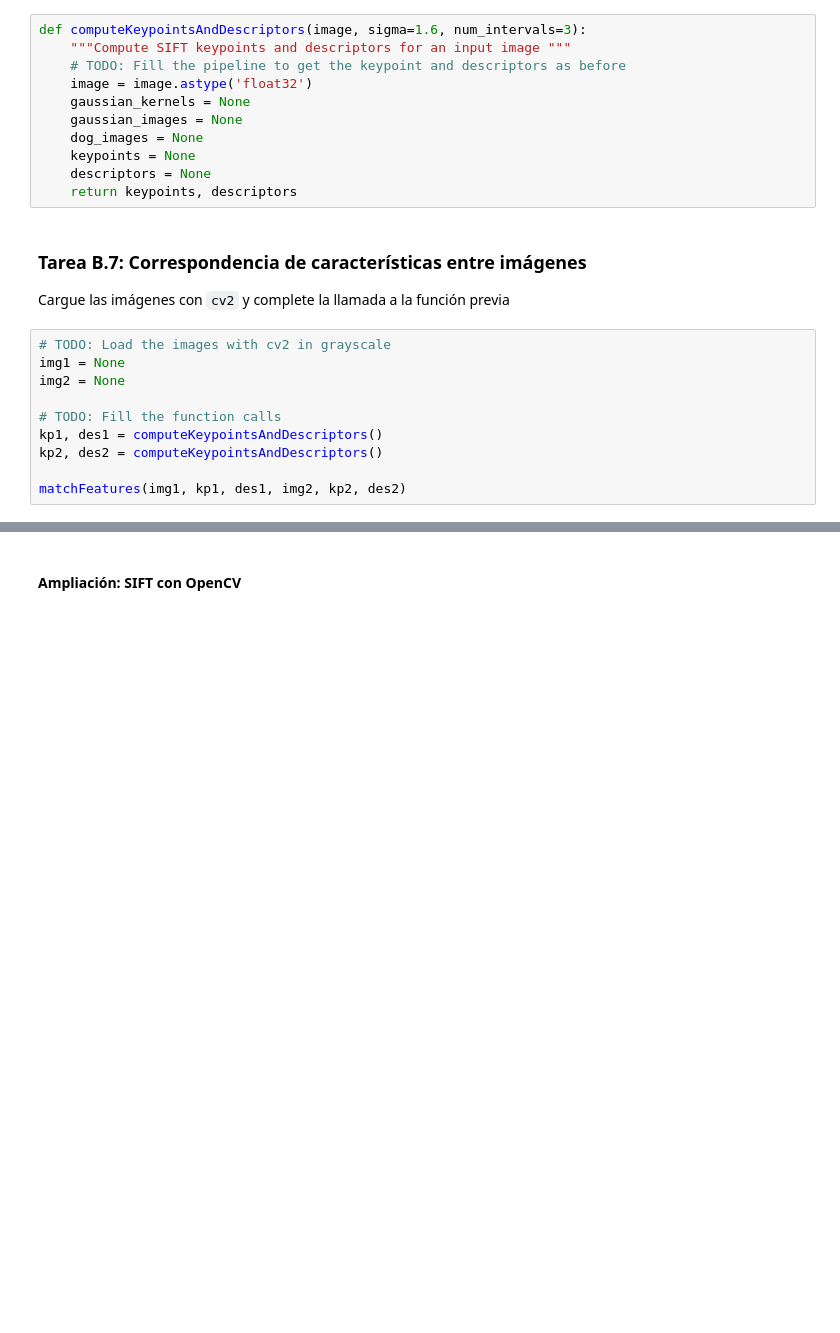
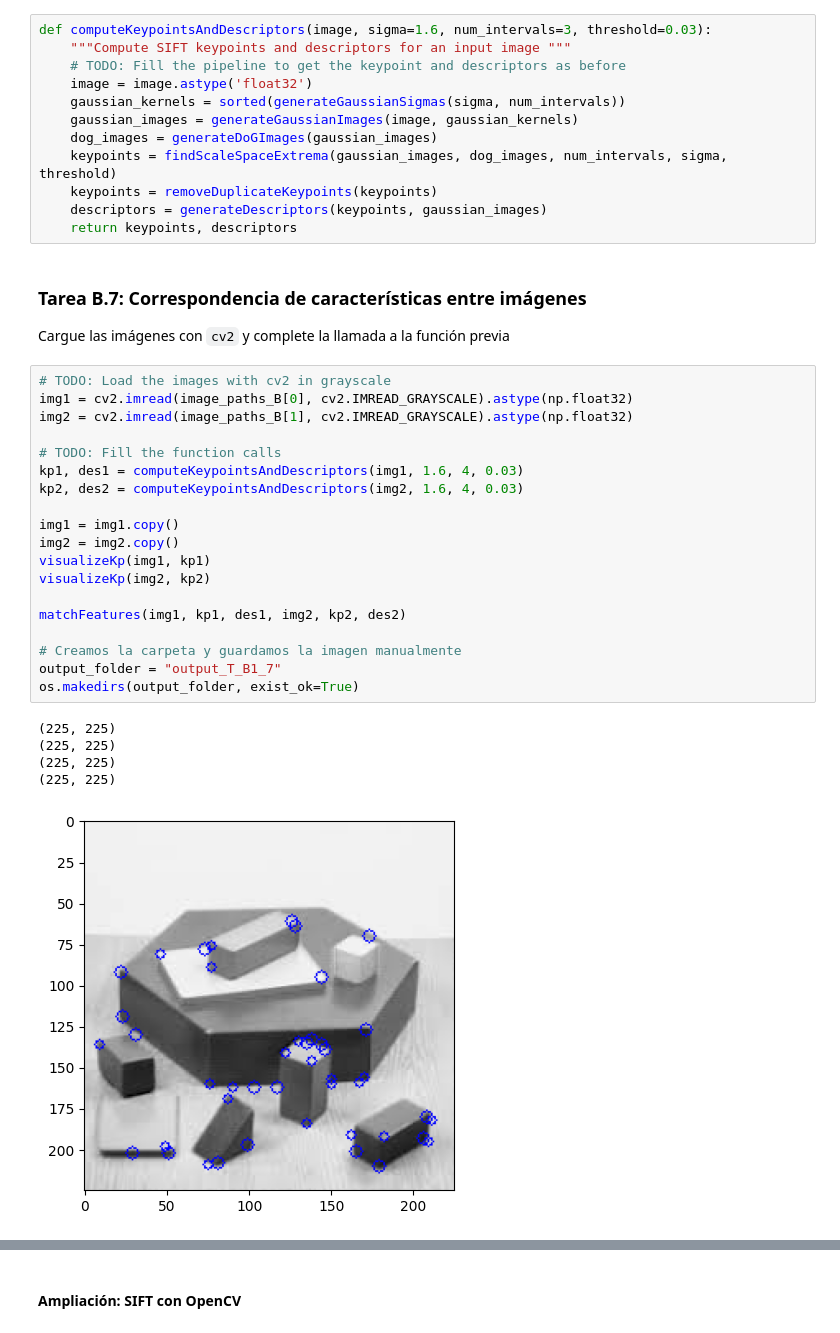
Before and after one commit to beajimeenez/Practicas_Computer_Vision, a Jupyter notebook: Lab_4/src/partB.ipynb, the cells around one changed output, grey strips where cells are left out. Drawn from its saved outputs; the diff is of its cells as text; blank space fills up the shorter version.

```diff
--- a/Lab_4/src/partB.ipynb
+++ b/Lab_4/src/partB.ipynb
@@ -312,15 +317,16 @@ descriptors = generateDescriptors(keypoints, gaussian_images)
 
 Complete la función con los métodos desarrollados en tareas previas para generar los puntos clave y descriptores necesarios dada una imagen, un valor de sigma y un número de diferencias de gaussianas
 # %%
-def computeKeypointsAndDescriptors(image, sigma=1.6, num_intervals=3):
+def computeKeypointsAndDescriptors(image, sigma=1.6, num_intervals=3, threshold=0.03):
     """Compute SIFT keypoints and descriptors for an input image """
     # TODO: Fill the pipeline to get the keypoint and descriptors as before
     image = image.astype('float32')
-    gaussian_kernels = None
-    gaussian_images = None
-    dog_images = None
-    keypoints = None
-    descriptors = None
+    gaussian_kernels = sorted(generateGaussianSigmas(sigma, num_intervals))
+    gaussian_images = generateGaussianImages(image, gaussian_kernels)
+    dog_images = generateDoGImages(gaussian_images)
+    keypoints = findScaleSpaceExtrema(gaussian_images, dog_images, num_intervals, sigma, threshold)
+    keypoints = removeDuplicateKeypoints(keypoints)
+    descriptors = generateDescriptors(keypoints, gaussian_images)
     return keypoints, descriptors
 # %% [markdown]
 ### **Tarea B.7**: Correspondencia de características entre imágenes
@@ -328,11 +334,26 @@ def computeKeypointsAndDescriptors(image, sigma=1.6, num_intervals=3):
 Cargue las imágenes con `cv2` y complete la llamada a la función previa
 # %%
 # TODO: Load the images with cv2 in grayscale
-img1 = None
-img2 = None
+img1 = cv2.imread(image_paths_B[0], cv2.IMREAD_GRAYSCALE).astype(np.float32)
+img2 = cv2.imread(image_paths_B[1], cv2.IMREAD_GRAYSCALE).astype(np.float32)
 
 # TODO: Fill the function calls
-kp1, des1 = computeKeypointsAndDescriptors()
-kp2, des2 = computeKeypointsAndDescriptors()
+kp1, des1 = computeKeypointsAndDescriptors(img1, 1.6, 4, 0.03)
+kp2, des2 = computeKeypointsAndDescriptors(img2, 1.6, 4, 0.03)
+
+img1 = img1.copy()
+img2 = img2.copy()
+visualizeKp(img1, kp1)
+visualizeKp(img2, kp2)
 
 matchFeatures(img1, kp1, des1, img2, kp2, des2)
+
+# Creamos la carpeta y guardamos la imagen manualmente
+output_folder = "output_T_B1_7"
+os.makedirs(output_folder, exist_ok=True)
+# %% [output]
+(225, 225)
+(225, 225)
+(225, 225)
+(225, 225)
+[figure, added]
```
Also changed, not shown: parts of 6 cells of this notebook, 13 other files.
